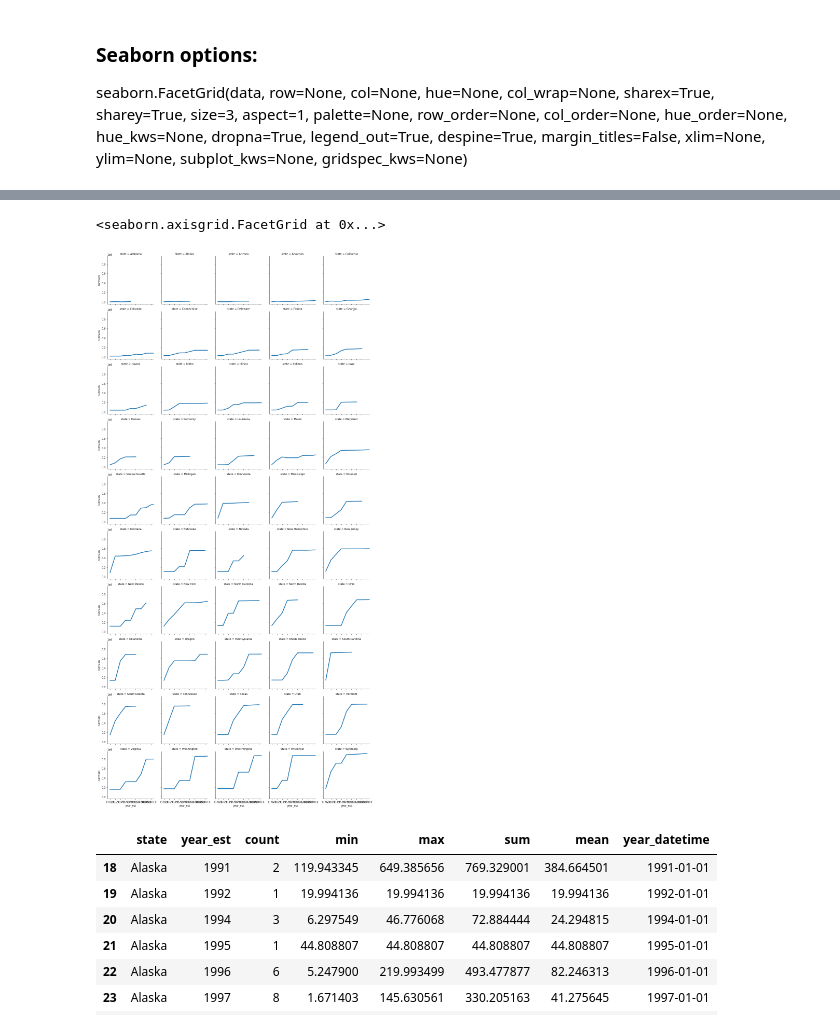
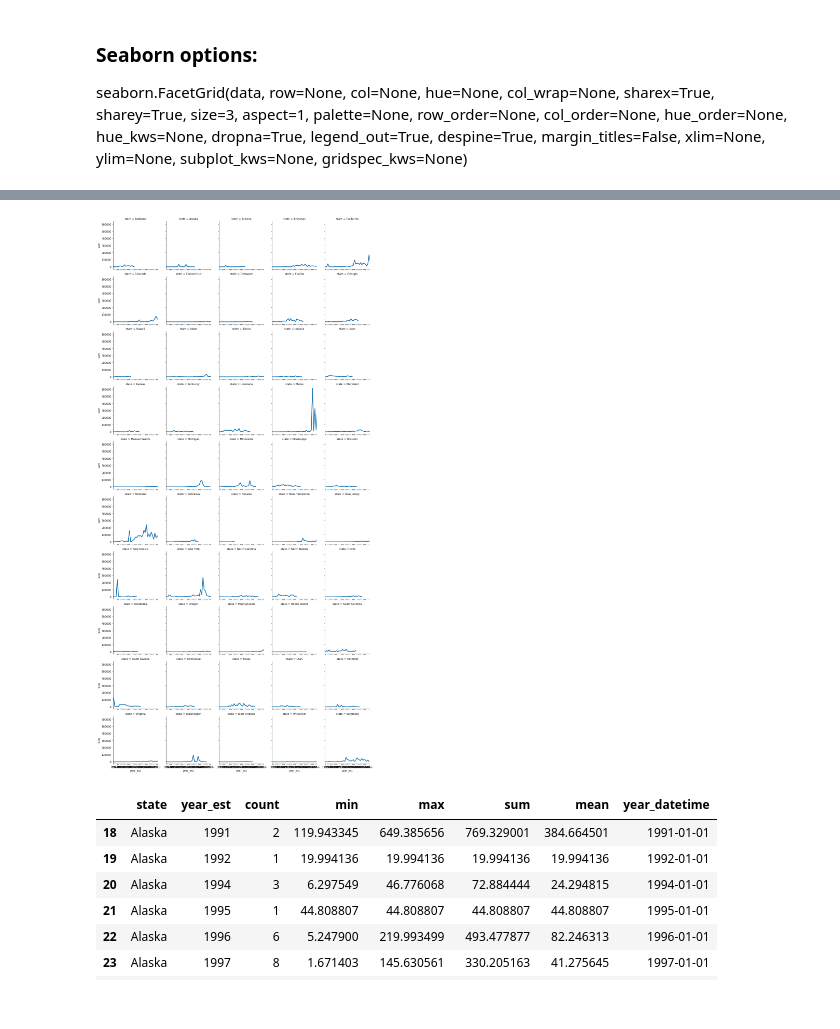
Before and after one commit to kcough/data-studio-projects, a Jupyter notebook: code/conservation/notebooks/national_conservation_data.ipynb, the cells around one changed output, grey strips where cells are left out. Saved outputs shown, nothing was run; the diff lists cells and outputs as text; code cells hidden in the pictures.

```diff
--- a/code/conservation/notebooks/national_conservation_data.ipynb
+++ b/code/conservation/notebooks/national_conservation_data.ipynb
@@ -411,7 +433,7 @@ grouped_state_year
 | Illinois | 1990 | 10 | 0.452955 | 82.000605 | 198.021906 | 19.802191 |
 # %%
 #let's make a datetime column
-grouped_state_year['datetime'] = grouped_state_year['year_est'].
+grouped_state_year['datetime'] = grouped_state_year['year_est']
 # %%
 grouped_state_year.shape
 # %% [output]
@@ -500,8 +522,8 @@ seaborn.FacetGrid(data, row=None, col=None, hue=None, col_wrap=None, sharex=True
 # >>> g = sns.FacetGrid(df, col="walk", col_wrap=2, size=3.5)
 # >>> g = g.map_dataframe(dateplot, "date", "val")
 # %%
-grouped_state_year['cumsum'] = grouped_state_year['sum'].cumsum()
-grouped_state_year.head(100)
+# grouped_state_year['cumsum'] = grouped_state_year['sum'].cumsum()
+# grouped_state_year.head(100)
 # %% [output]
 A value is trying to be set on a copy of a slice from a DataFrame.
 Try using .loc[row_indexer,col_indexer] = value instead
@@ -528,7 +550,7 @@ See the caveats in the documentation: http://pandas.pydata.org/pandas-docs/stabl
 # %%
-grouped_state_year['year_datetime'] = pd.to_datetime(grouped_state_year.year_est, format='%Y')
-resampled = grouped_state_year.groupby('state').resample('5A', on='year_datetime').sum().reset_index()
-resampled.head(100)
+# grouped_state_year['year_datetime'] = pd.to_datetime(grouped_state_year.year_est, format='%Y')
+# resampled = grouped_state_year.groupby('state').resample('5A', on='year_datetime').sum().reset_index()
+# resampled.head(100)
 # %% [output]
 A value is trying to be set on a copy of a slice from a DataFrame.
 Try using .loc[row_indexer,col_indexer] = value instead
@@ -620,12 +642,11 @@ ax.
 # %%
-ax = sns.FacetGrid(data=resampled,
+ax = sns.FacetGrid(data=grouped_state_year,
               col='state',
               col_wrap=5)
-ax.map(sns.pointplot, 'year_est', 'cumsum', markers='', fit_reg=False, kde=False)
-# ax.savefig('small_multiple_states_datetime2.pdf')
+ax.map(sns.pointplot, 'year_est', 'sum', markers='', fit_reg=False, kde=False)
+ax.savefig('small_multiple_states_year_est_sum.pdf')
 # %% [output]
-<seaborn.axisgrid.FacetGrid at 0x...>
-[figure, old version]
+[figure, new version]
 # %%
 # grouped_state_year['year_datetime']
 # %%
```
Also changed, not shown: parts of 14 cells of this notebook, 23 other files.
